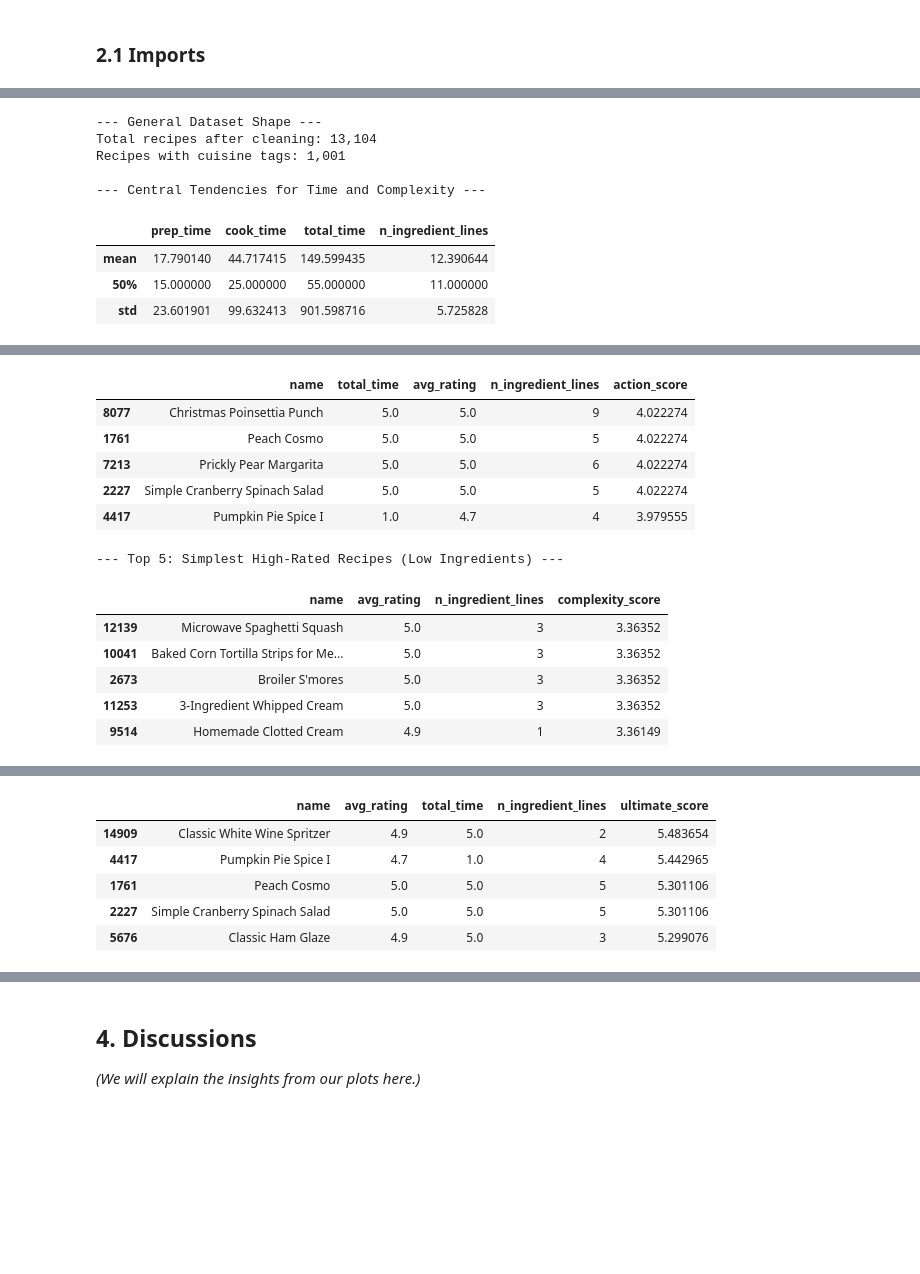
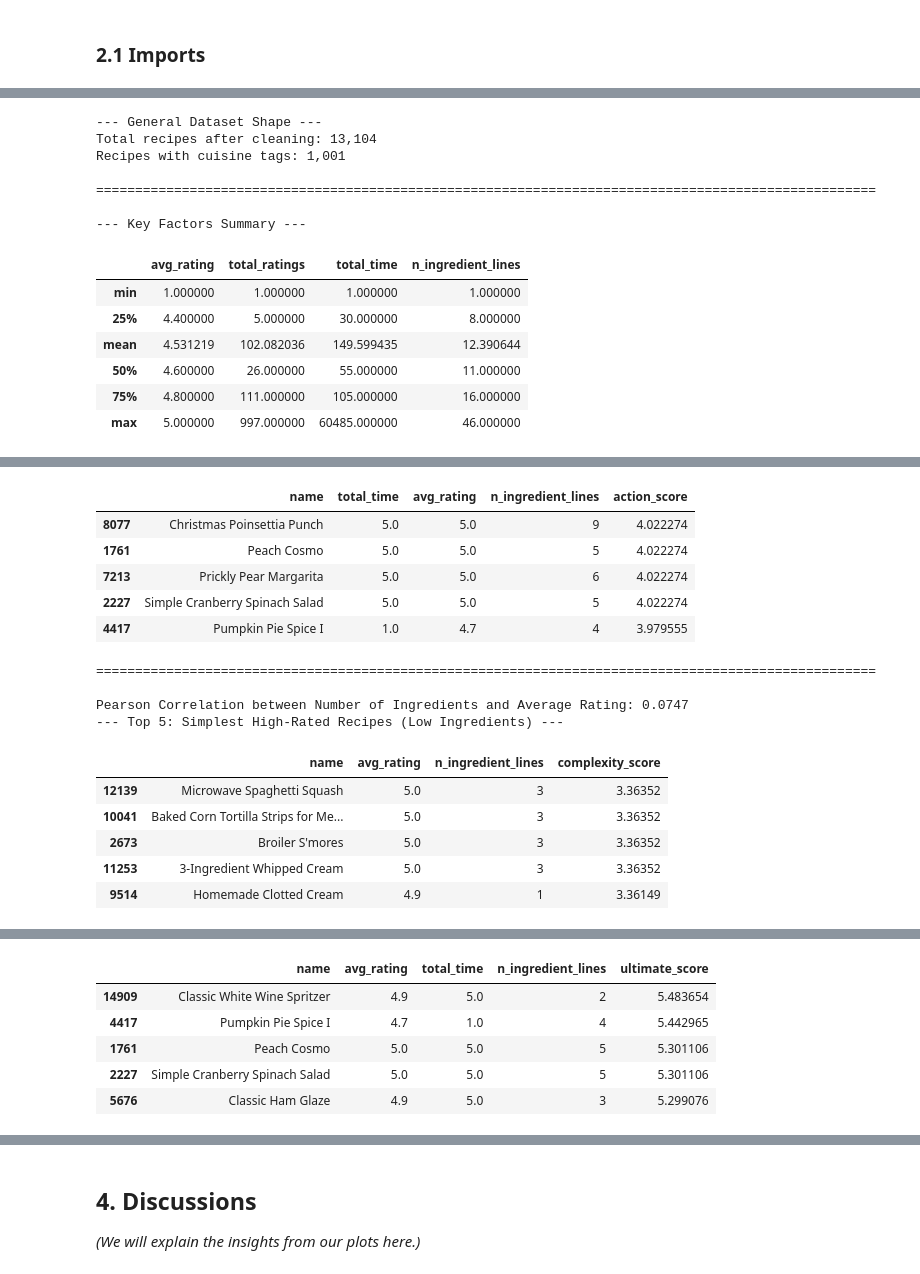
Before and after one commit to Capacesse/NUS-Allrecipes-DataAnalysis-2026, a Jupyter notebook: main_project.ipynb, the cells around one changed output, grey strips where cells are left out. Cells and saved outputs as stored; diff of their text form; code cells hidden in the pictures; blank space fills up the shorter version.

Commit message:
Update data cleaning and key summary stats

```diff
--- a/main_project.ipynb
+++ b/main_project.ipynb
@@ -56,7 +56,7 @@ for col in num_cols:
     df[col] = pd.to_numeric(df[col], errors='coerce')
 
 # Drop rows missing essential metrics
-df.dropna(subset=['avg_rating', 'ingredients', 'prep_time',
+df.dropna(subset=['name', 'avg_rating', 'ingredients', 'prep_time',
                   'cook_time', 'total_time'], inplace=True)
 
 # Remove recipes with 0 time
@@ -71,8 +73,10 @@ def count_ingredients(s):
 
 df['n_ingredient_lines'] = df['ingredients'].apply(count_ingredients)
 # %%
+df['log_total_time'] = np.log1p(df['total_time']) # log-transform heavily skewed data
+df_filtered = df[df['total_ratings'] >= 10].copy() # Filter for reliable averages
+
 # Actionable Score
-df_filtered = df[df['total_ratings'] >= 10].copy() # Filter for reliable averages
 df_filtered['z_rating'] = stats.zscore(df_filtered['avg_rating'])
 
 df_filtered['z_ingredients'] = stats.zscore(df_filtered['n_ingredient_lines'])
@@ -87,40 +91,79 @@ df_filtered['ultimate_score'] = df_filtered['z_rating'] - (df_filtered['z_log_ti
 # %%
 print("--- General Dataset Shape ---")
 print(f"Total recipes after cleaning: {len(df):,}")
 print(f"Recipes with cuisine tags: {df['cuisine'].notna().sum():,}")
 
-print("\n--- Central Tendencies for Time and Complexity ---")
-time_stats = df[['prep_time', 'cook_time', 'total_time', 'n_ingredient_lines']].describe().loc[['mean', '50%', 'std']]
-display(time_stats)
+print("\n" + "="*100)
 
-print("\n--- User Interaction Summary ---")
-rating_stats = df[['avg_rating', 'total_ratings']].describe().loc[['mean', '50%', 'max']]
+print("\n--- Key Factors Summary ---")
+rating_stats = df[['avg_rating', 'total_ratings', 'total_time', 'n_ingredient_lines']].describe().loc[['min', '25%', 'mean', '50%', '75%', 'max']]
 display(rating_stats)
 
-print("\n--- Correlation: Time vs. Rating ---")
+print("\n" + "="*100)
+
+# Do faster recipes get more reviews?
+print("\n--- Total Reviews by Time Category ---")
+df['time_quartile'] = pd.qcut(df['total_time'], 4, labels=['Very Fast', 'Fast', 'Medium', 'Slow'])
+engagement = df.groupby('time_quartile', observed=True)['total_ratings'].agg(['mean', 'std'])
+display(engagement)
+
+print("\n" + "="*100)
+
+# Is there a correlation between Time and Rating?
 corr_time_rating = df[['total_time', 'avg_rating']].corr().iloc[0,1]
-print(f"Pearson Correlation between Total Time and Average Rating: {corr_time_rating:.4f}")
+print(f"\nPearson Correlation between Total Time and Average Rating: {corr_time_rating:.4f}")
 
-print("\n--- Top 5 Most Actionable Recipes (High Rating, Low Time) ---")
+# What are the fastest recipes with high ratings?
+print("\n--- Top 5 Fastest High-Rated Recipes (High Rating, Low Time) ---")
 display(df_filtered.sort_values('action_score', ascending=False)[['name', 'total_time', 'avg_rating', 'n_ingredient_lines', 'action_score']].head(5))
 
+print("\n" + "="*100)
+
+# Is there a correlation between Number of Ingredients and Rating?
+corr_ingredients_rating = df[['n_ingredient_lines', 'avg_rating']].corr().iloc[0,1]
+print(f"\nPearson Correlation between Number of Ingredients and Average Rating: {corr_ingredients_rating:.4f}")
+
+# What are the low-ingredient recipes with high ratings?
 print("--- Top 5: Simplest High-Rated Recipes (Low Ingredients) ---")
 display(df_filtered.sort_values('complexity_score', ascending=False)
         [['name', 'avg_rating', 'n_ingredient_lines', 'complexity_score']].head(5))
 
-print("\n--- Top 5: Ultimate Actionable (High Rating, Low Time, Low Ingredients) ---")
+print("\n" + "="*100)
+
+# Is there a correlation between Time and Number of Ingredients?
+complexity_corr = df[['total_time', 'n_ingredient_lines']].corr().iloc[0,1]
+print(f"\nCorrelation between Total Time and Number of Ingredients: {complexity_corr:.4f}")
+
+# What are the fastest, low-ingredient recipes with high ratings?
+print("\n--- Top 5: Simplest and Fastest High-Rated Recipes (High Rating, Low Time, Low Ingredients) ---")
 display(df_filtered.sort_values('ultimate_score', ascending=False)
         [['name', 'avg_rating', 'total_time', 'n_ingredient_lines', 'ultimate_score']].head(5))
 
-print("\n--- Cuisine Distribution (Top 10) ---")
-display(df['cuisine'].value_counts().head(10))
+# ------------------------------------------------------------------------------------------------------------
+# Initial findings for actionable recipes
+
+# Define actionable recipes as as the top 10% of ultimate_score
+top_threshold = df_filtered['ultimate_score'].quantile(0.9)
+df_filtered['is_top_actionable'] = df_filtered['ultimate_score'] >= top_threshold
+
+print("\n" + "="*100)
+
+# Do actionable recipes have more sugar/fat (calories)?
+print("--- Nutritional Comparison: Actionable vs. Others ---")
+nutritional_comp = df_filtered.groupby('is_top_actionable')[['calories', 'fat', 'protein']].median()
+display(nutritional_comp)
 # %% [output]
 --- General Dataset Shape ---
 Total recipes after cleaning: 13,104
 Recipes with cuisine tags: 1,001
 
---- Central Tendencies for Time and Complexity ---
+====================================================================================================
+
+--- Key Factors Summary ---
-|  | prep_time | cook_time | total_time | n_ingredient_lines |
-| mean | 17.790140 | 44.717415 | 149.599435 | 12.390644 |
-| 50% | 15.000000 | 25.000000 | 55.000000 | 11.000000 |
-| std | 23.601901 | 99.632413 | 901.598716 | 5.725828 |
+|  | avg_rating | total_ratings | total_time | n_ingredient_lines |
+| min | 1.000000 | 1.000000 | 1.000000 | 1.000000 |
+| 25% | 4.400000 | 5.000000 | 30.000000 | 8.000000 |
+| mean | 4.531219 | 102.082036 | 149.599435 | 12.390644 |
+| 50% | 4.600000 | 26.000000 | 55.000000 | 11.000000 |
+| 75% | 4.800000 | 111.000000 | 105.000000 | 16.000000 |
+| max | 5.000000 | 997.000000 | 60485.000000 | 46.000000 |
@@ -139,6 +187,9 @@ Pearson Correlation between Total Time and Average Rating: 0.0080
 | 7213 | Prickly Pear Margarita | 5.0 | 5.0 | 6 | 4.022274 |
 | 2227 | Simple Cranberry Spinach Salad | 5.0 | 5.0 | 5 | 4.022274 |
 | 4417 | Pumpkin Pie Spice I | 1.0 | 4.7 | 4 | 3.979555 |
+====================================================================================================
+
+Pearson Correlation between Number of Ingredients and Average Rating: 0.0747
 --- Top 5: Simplest High-Rated Recipes (Low Ingredients) ---
 |  | name | avg_rating | n_ingredient_lines | complexity_score |
 | 12139 | Microwave Spaghetti Squash | 5.0 | 3 | 3.36352 |
```
Also changed, not shown: parts of 11 cells of this notebook.
